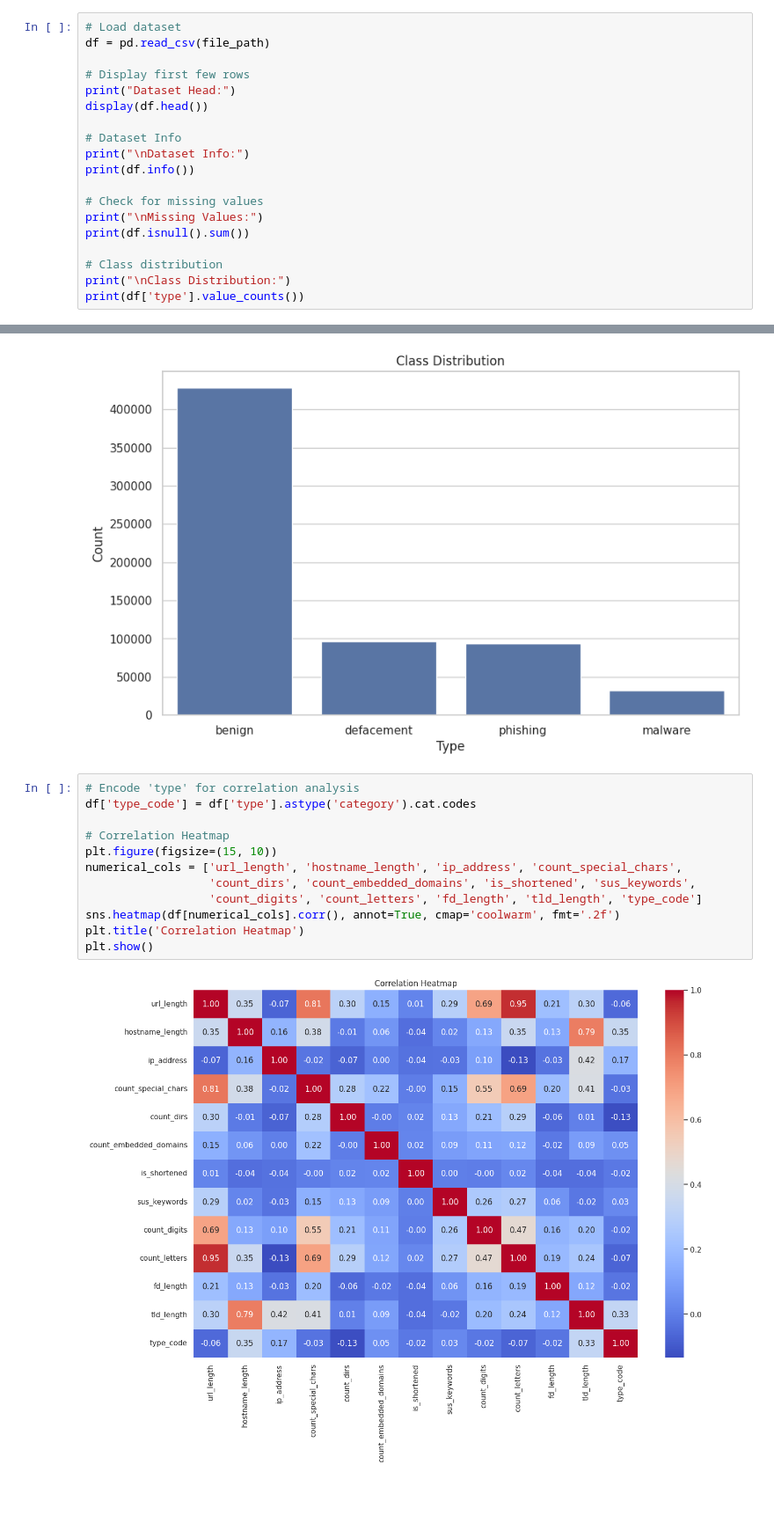
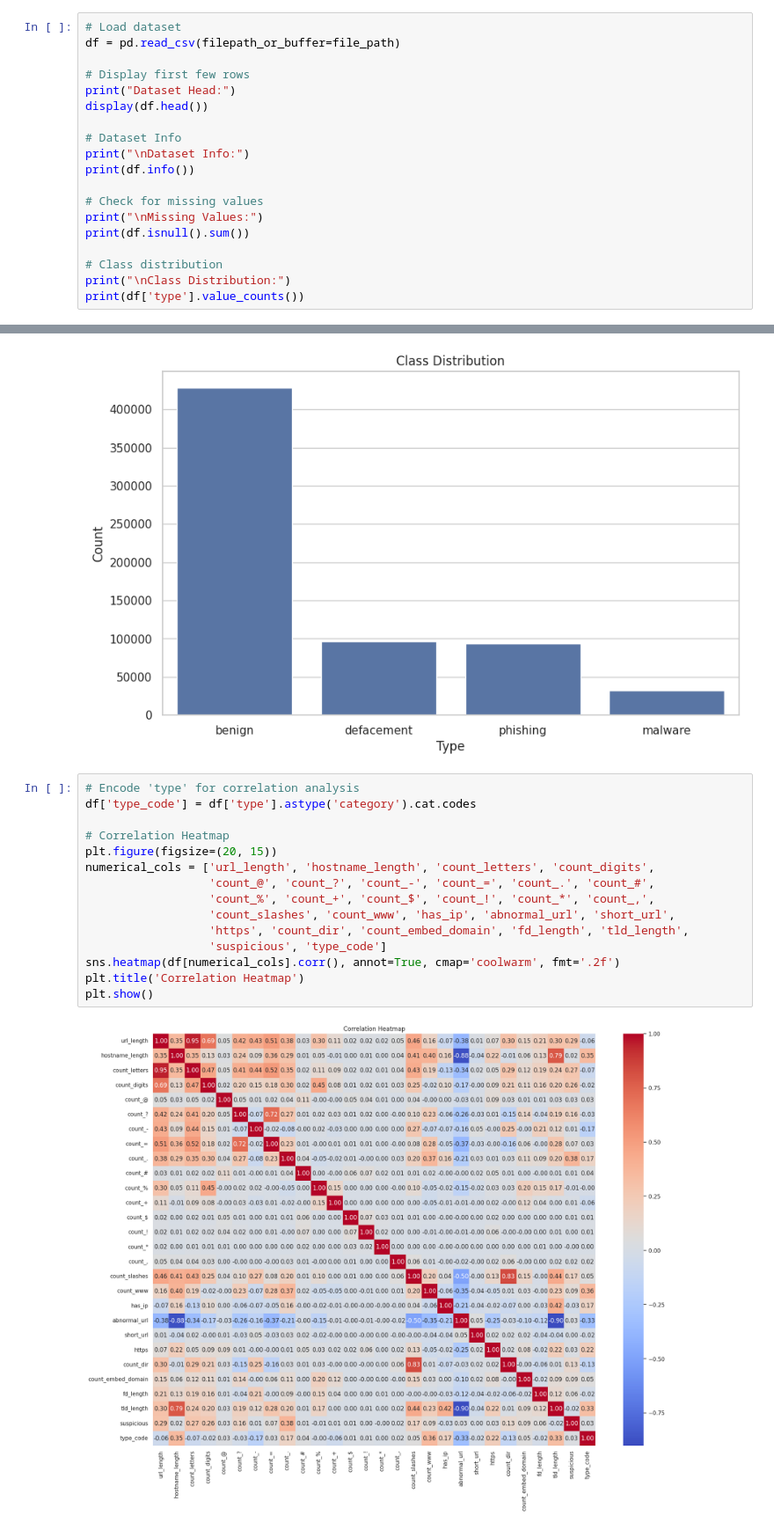
Before and after one commit to KhagendraN/Malicious-url-detection-system, a Jupyter notebook: notebooks/eda.ipynb, the cells around one changed output, grey strips where cells are left out. Shown at 88% size. Saved outputs shown, nothing was run; the diff lists cells and outputs as text; blank space fills up the shorter version.

```diff
--- a/notebooks/eda.ipynb
+++ b/notebooks/eda.ipynb
@@ -25,7 +26,7 @@ else:
 Good to go!
 # %%
 # Load dataset
-df = pd.read_csv(file_path)
+df = pd.read_csv(filepath_or_buffer=file_path)
 
 # Display first few rows
 print("Dataset Head:")
@@ -189,16 +248,19 @@ plt.show()
 # %%
 # Encode 'type' for correlation analysis
 df['type_code'] = df['type'].astype('category').cat.codes
 
 # Correlation Heatmap
-plt.figure(figsize=(15, 10))
-numerical_cols = ['url_length', 'hostname_length', 'ip_address', 'count_special_chars',
-                  'count_dirs', 'count_embedded_domains', 'is_shortened', 'sus_keywords',
-                  'count_digits', 'count_letters', 'fd_length', 'tld_length', 'type_code']
+plt.figure(figsize=(20, 15))
+numerical_cols = ['url_length', 'hostname_length', 'count_letters', 'count_digits',
+                  'count_@', 'count_?', 'count_-', 'count_=', 'count_.', 'count_#',
+                  'count_%', 'count_+', 'count_$', 'count_!', 'count_*', 'count_,',
+                  'count_slashes', 'count_www', 'has_ip', 'abnormal_url', 'short_url',
+                  'https', 'count_dir', 'count_embed_domain', 'fd_length', 'tld_length',
+                  'suspicious', 'type_code']
 sns.heatmap(df[numerical_cols].corr(), annot=True, cmap='coolwarm', fmt='.2f')
 plt.title('Correlation Heatmap')
 plt.show()
 # %% [output]
-[figure, old version]
+[figure, new version]
 # %%
 # Boxplots for key features
```
Also changed, not shown: parts of 9 cells of this notebook.
